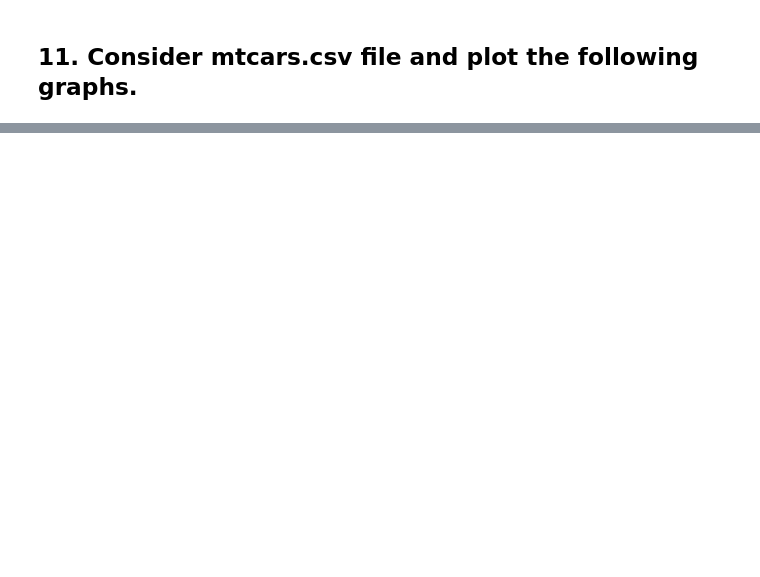
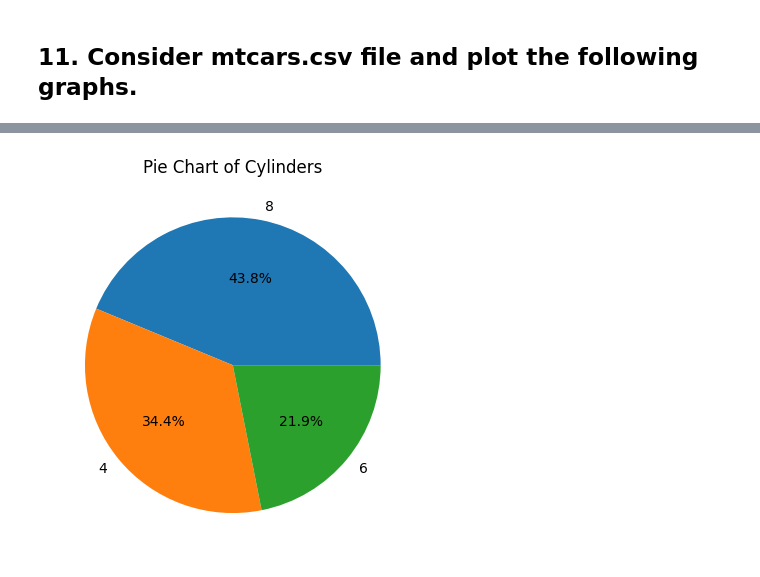
Before and after one commit to enoughpuvi/94451_DS_ASSIGNMENTS, a Jupyter notebook: Assignment01.ipynb, the cells around one changed output, grey strips where cells are left out. Cells and saved outputs as stored; diff of their text form; code cells hidden in the pictures; blank space fills up the shorter version.

```diff
--- a/Assignment01.ipynb
+++ b/Assignment01.ipynb
@@ -226,0 +258,8 @@ import seaborn as sns
+# %%
+##3
+cyl_counts = df['cyl'].value_counts()
+plt.pie(cyl_counts, labels=cyl_counts.index, autopct='%1.1f%%')
+plt.title("Pie Chart of Cylinders")
+plt.show()
+# %% [output]
+[figure, added]
```
Also changed, not shown: parts of 9 cells of this notebook, 2 other files.
